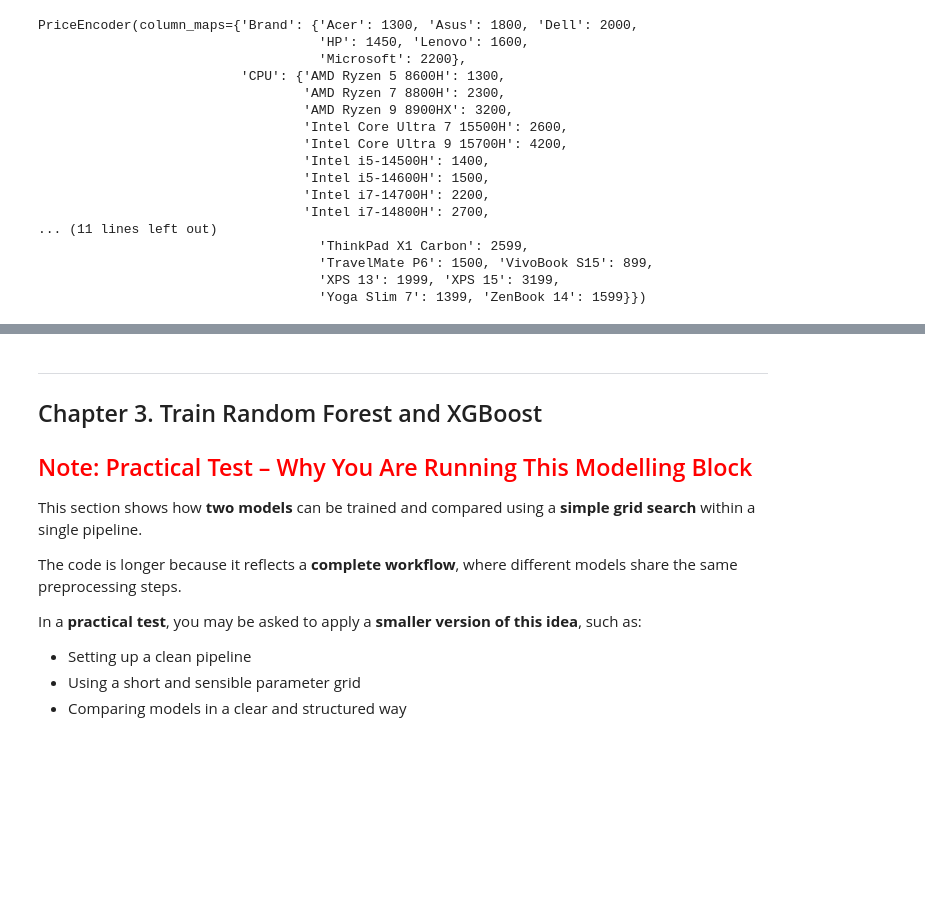
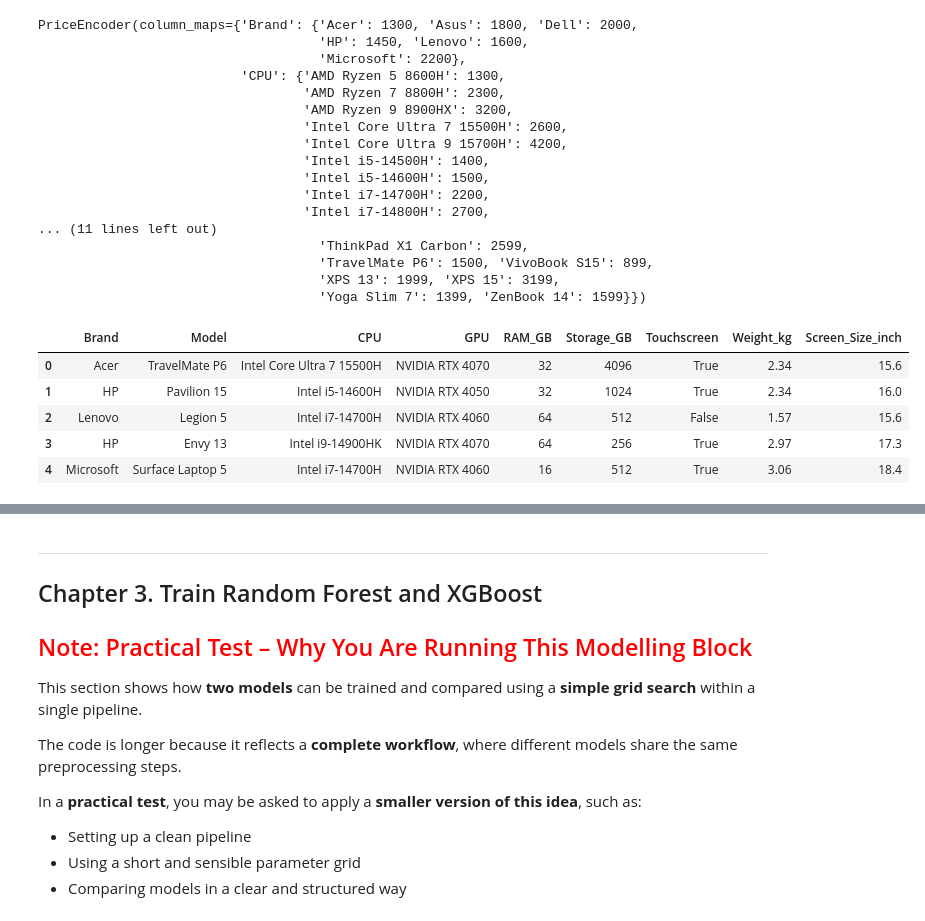
Before and after one commit to mohamad-azrin/ADALL_github, a Jupyter notebook: Copy_of_ADALL_Modelling_Evaluation_With_LLM.ipynb, the cells around one changed output, grey strips where cells are left out. Drawn from its saved outputs; the diff is of its cells as text; code cells hidden in the pictures; blank space fills up the shorter version.

```diff
--- a/Copy_of_ADALL_Modelling_Evaluation_With_LLM.ipynb
+++ b/Copy_of_ADALL_Modelling_Evaluation_With_LLM.ipynb
@@ -238,3 +238,12 @@ PriceEncoder(column_maps={'Brand': {'Acer': 1300, 'Asus': 1800, 'Dell': 2000,
                                     'TravelMate P6': 1500, 'VivoBook S15': 899,
                                     'XPS 13': 1999, 'XPS 15': 3199,
                                     'Yoga Slim 7': 1399, 'ZenBook 14': 1599}})
+# %%
+X_train.head()
+# %% [output]
+|  | Brand | Model | CPU | GPU | RAM_GB | Storage_GB | Touchscreen | Weight_kg | Screen_Size_inch |
+| 0 | Acer | TravelMate P6 | Intel Core Ultra 7 15500H | NVIDIA RTX 4070 | 32 | 4096 | True | 2.34 | 15.6 |
+| 1 | HP | Pavilion 15 | Intel i5-14600H | NVIDIA RTX 4050 | 32 | 1024 | True | 2.34 | 16.0 |
+| 2 | Lenovo | Legion 5 | Intel i7-14700H | NVIDIA RTX 4060 | 64 | 512 | False | 1.57 | 15.6 |
+| 3 | HP | Envy 13 | Intel i9-14900HK | NVIDIA RTX 4070 | 64 | 256 | True | 2.97 | 17.3 |
+| 4 | Microsoft | Surface Laptop 5 | Intel i7-14700H | NVIDIA RTX 4060 | 16 | 512 | True | 3.06 | 18.4 |
```
Also changed, not shown: parts of 1 cell of this notebook.
